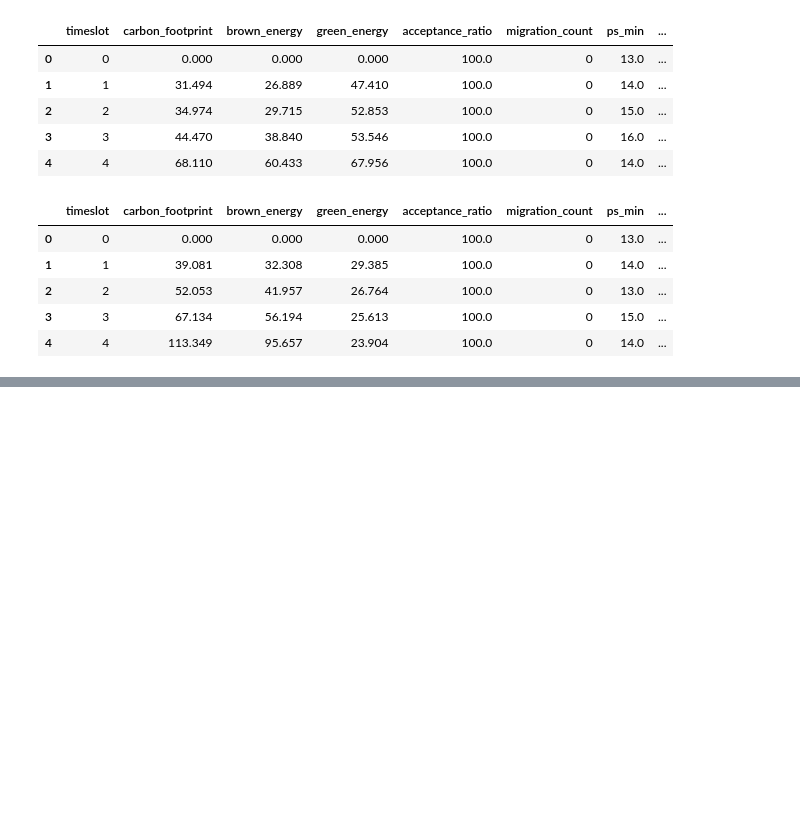
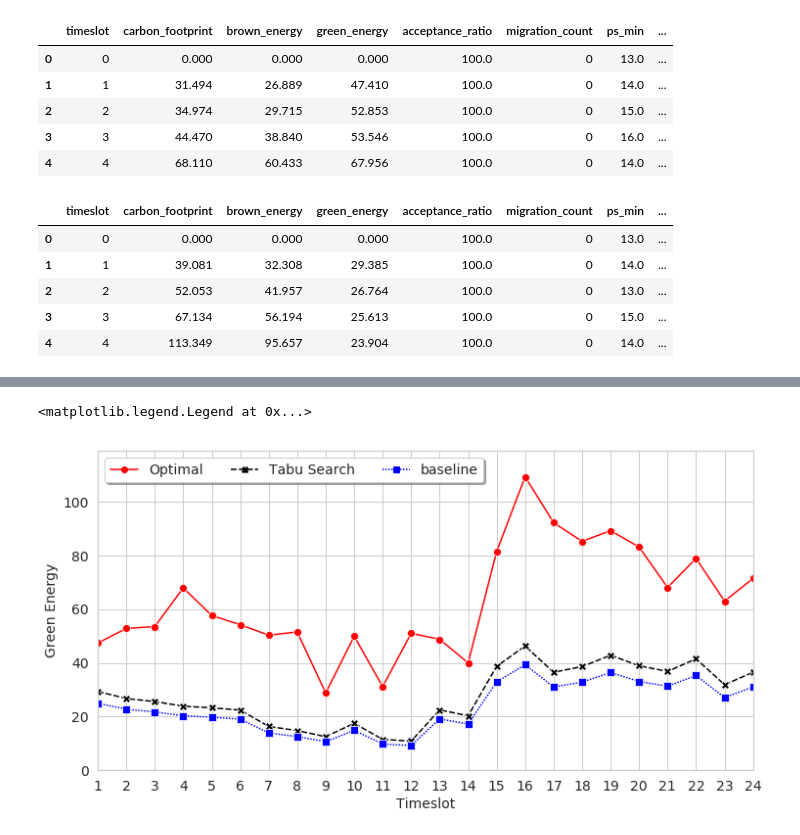
Before and after one commit to mfbari/esso, a Jupyter notebook: plots/plot_overall_carbon_footprint.ipynb, the cells around one changed output, grey strips where cells are left out. Drawn from its saved outputs; the diff is of its cells as text; code cells hidden in the pictures; blank space fills up the shorter version.

```diff
--- a/plots/plot_overall_carbon_footprint.ipynb
+++ b/plots/plot_overall_carbon_footprint.ipynb
@@ -44,0 +93,5 @@ sns.catplot(x="Timeslot", y="Carbon Footprint", hue="Optimizer", data=ts_melt, h
+# %%
+gn_df = c_tsdf[['timeslot', 'green_energy']]
+gn_df.columns = ['Timeslot', 'Optimal']
+gn_df.loc[:,'Tabu Search'] = h_tsdf['green_energy']
+gn_df.loc[:,'baseline'] = h_tsdf['green_energy']*0.85
@@ -44,0 +107,5 @@ sns.catplot(x="Timeslot", y="Carbon Footprint", hue="Optimizer", data=ts_melt, h
+# %%
+gn_melt = gn_df.melt(id_vars='Timeslot', var_name="Optimizer", value_name="Green Energy")
+mask = ((gn_melt['Timeslot'] <= 24) & (gn_melt['Timeslot'] > 0))
+gn_melt = gn_melt[mask]
+gn_melt.head()
@@ -44,0 +119,14 @@ sns.catplot(x="Timeslot", y="Carbon Footprint", hue="Optimizer", data=ts_melt, h
+# %%
+fig, ax = plt.subplots(figsize=figsize)
+g = sns.lineplot(x='Timeslot', y='Green Energy', hue='Optimizer', data=gn_melt, ax=ax,
+                 style="Optimizer", markers=True, palette=color_palette, markersize=8)
+
+g.xaxis.set_major_locator(ticker.MultipleLocator(1))
+plt.xlim(1, 24)
+plt.ylim(0, 119)
+handles, labels = ax.get_legend_handles_labels()
+ax.legend(handles=handles[1:], labels=labels[1:], loc='upper left', fancybox=True, shadow=True, ncol=3)
+#plt.savefig('lineplot.pdf')
+# %% [output]
+<matplotlib.legend.Legend at 0x...>
+[figure, added]
```
Also changed, not shown: parts of 10 cells of this notebook.
